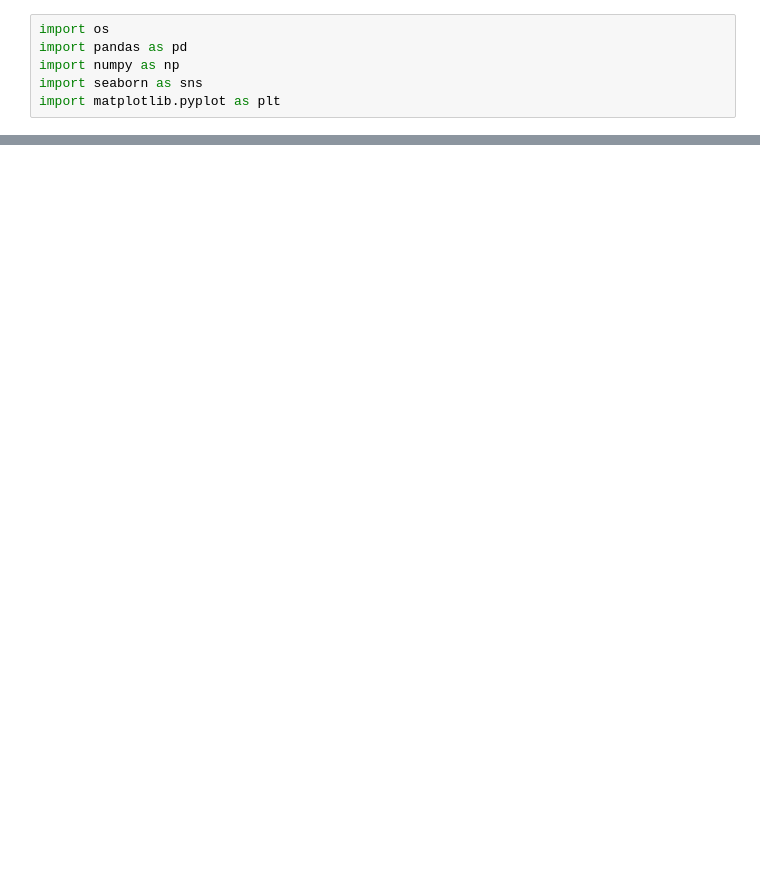
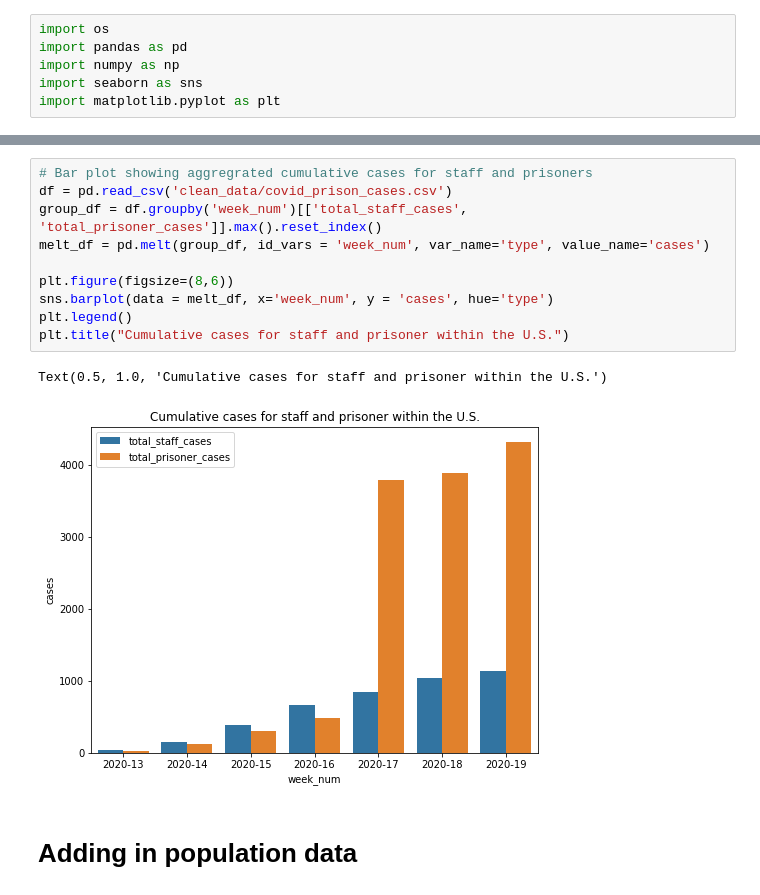
Before and after one commit to AmberCXX/Summer2020_MIT_COVID_Datathon, a Jupyter notebook: 02-exploratory-data-analysis.ipynb, the cells around one changed output, grey strips where cells are left out. Drawn from its saved outputs; the diff is of its cells as text; blank space fills up the shorter version.

```diff
--- a/02-exploratory-data-analysis.ipynb
+++ b/02-exploratory-data-analysis.ipynb
@@ -28,0 +51,15 @@ all_states
+# %%
+# Bar plot showing aggregrated cumulative cases for staff and prisoners
+df = pd.read_csv('clean_data/covid_prison_cases.csv')
+group_df = df.groupby('week_num')[['total_staff_cases', 'total_prisoner_cases']].max().reset_index()
+melt_df = pd.melt(group_df, id_vars = 'week_num', var_name='type', value_name='cases')
+
+plt.figure(figsize=(8,6))
+sns.barplot(data = melt_df, x='week_num', y = 'cases', hue='type')
+plt.legend()
+plt.title("Cumulative cases for staff and prisoner within the U.S.")
+# %% [output]
+Text(0.5, 1.0, 'Cumulative cases for staff and prisoner within the U.S.')
+[figure, added]
+# %% [markdown]
+# Adding in population data
```
Also changed, not shown: parts of 11 cells of this notebook, 1 other file.
